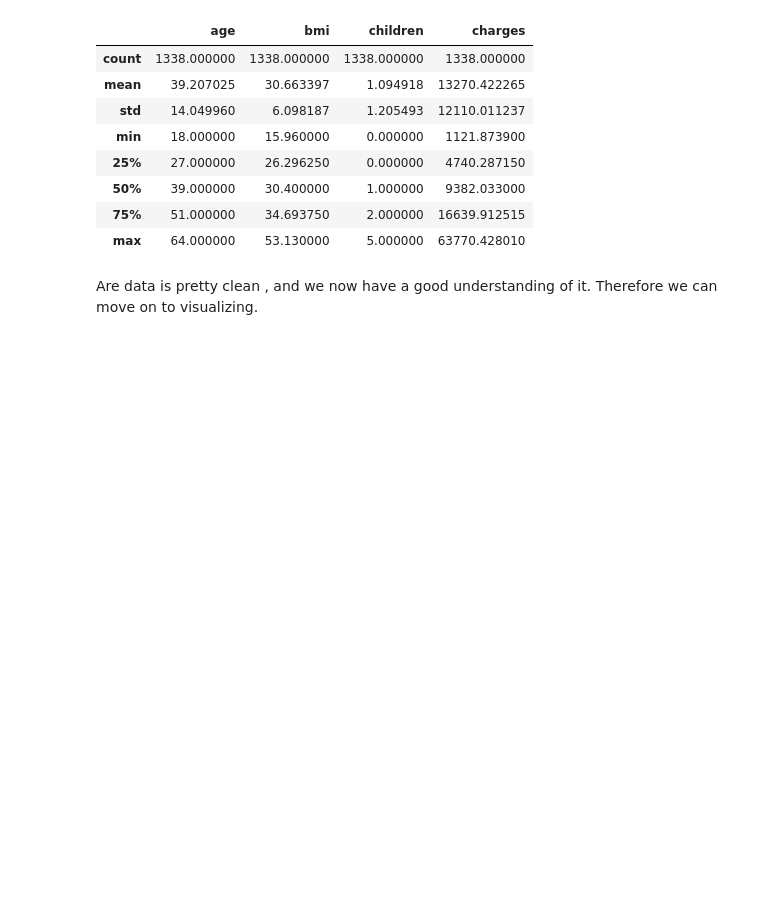
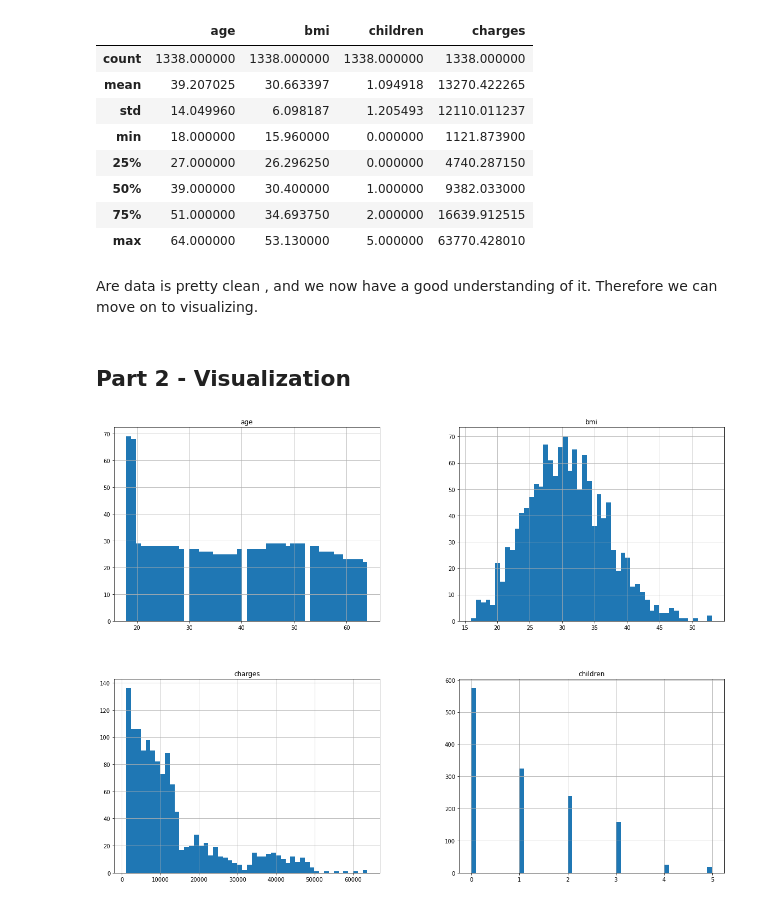
Before and after one commit to ShauliTaragin/ML-Sem1-Assignment, a Jupyter notebook: Regression Task.ipynb, the cells around one changed output. Drawn from its saved outputs; the diff is of its cells as text; code cells hidden in the pictures; blank space fills up the shorter version.

Commit message:
started part 2 , all data is numerical

```diff
--- a/Regression Task.ipynb
+++ b/Regression Task.ipynb
@@ -83,3 +93,10 @@ df.describe()
 | max | 64.000000 | 53.130000 | 5.000000 | 63770.428010 |
 # %% [markdown]
 Are data is pretty clean , and we now have a good understanding of it. Therefore we can move on to visualizing.
+# %% [markdown]
+##  Part 2 -  Visualization
+# %%
+df.hist(bins=50, figsize=(20,15))
+plt.show()
+# %% [output]
+[figure, added]
```
Also changed, not shown: parts of 11 cells of this notebook.
